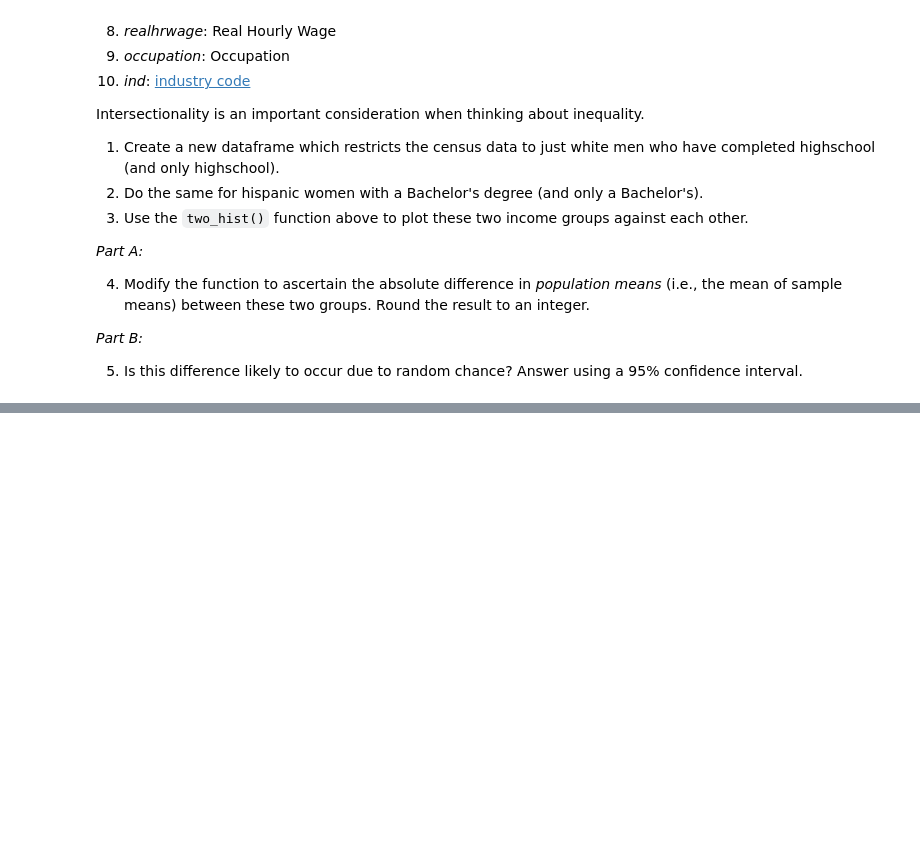
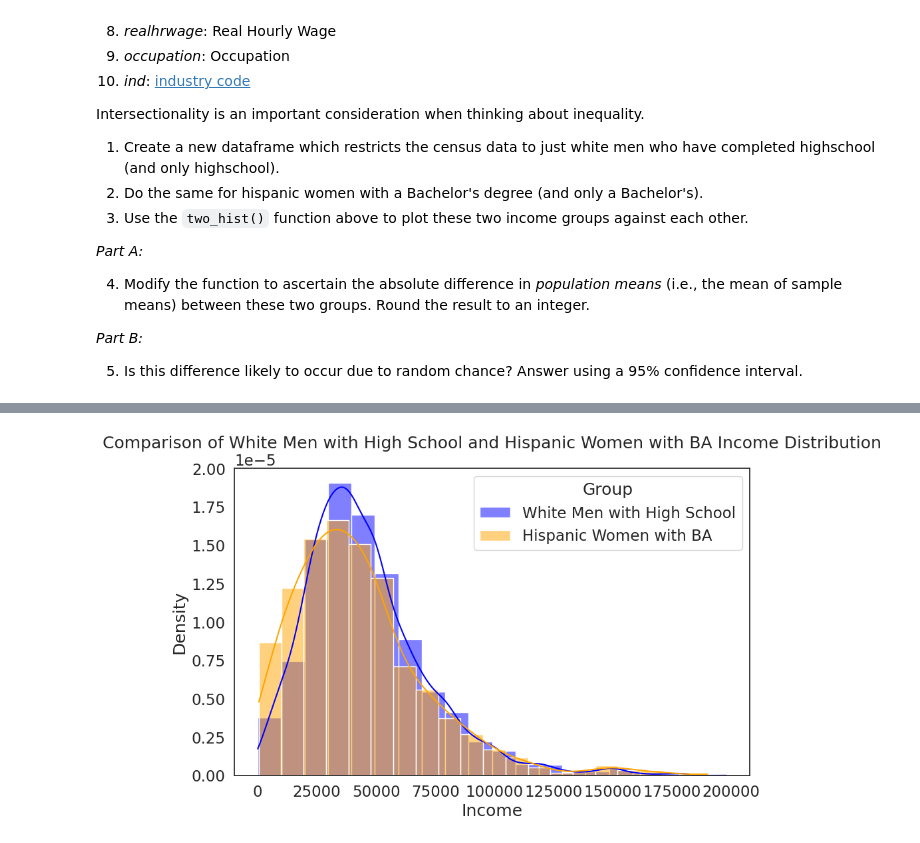
Before and after one commit to yannisyeung/QM2, a Jupyter notebook: W5_Distributions_and_Basic_Statistics.ipynb, the cells around one changed output, grey strips where cells are left out. Drawn from its saved outputs; the diff is of its cells as text; code cells hidden in the pictures; blank space fills up the shorter version.

```diff
--- a/W5_Distributions_and_Basic_Statistics.ipynb
+++ b/W5_Distributions_and_Basic_Statistics.ipynb
@@ -538,3 +541,11 @@ Intersectionality is an important consideration when thinking about inequality.
 *Part B:*
 
 5. Is this difference likely to occur due to random chance? Answer using a 95% confidence interval.
+# %%
+# Create a new dataframe with white men who have completed high school (and only high school)
+white_men_highschool = df[(df['sex'] == 1) &  # Male
+                          (df['race'] == 1) &  # White non-Hispanic
+                          (df['sch'] == 12)]   # Completed high school (Grades 1-12)
+
+# Display the first few rows of the filtered dataframe
+print(white_men_highschool.head())
@@ -540,0 +566,8 @@ Intersectionality is an important consideration when thinking about inequality.
+# %%
+# Create a new dataframe with Hispanic women who have completed only a Bachelor's degree
+hispanic_women_ba = df[(df['sex'] == 2) &  # Female
+                       (df['race'] == 3) &  # Hispanic
+                       (df['sch'] == 16)]   # Bachelor's degree
+
+# Display the first few rows of the filtered dataframe
+print(hispanic_women_ba.head())
@@ -540,0 +588,29 @@ Intersectionality is an important consideration when thinking about inequality.
+# %%
+import matplotlib.pyplot as plt
+import seaborn as sns
+
+def two_hist(df1, df2, column, label1, label2, bins=20):
+    # Set up the plot
+    plt.figure(figsize=(10, 6))
+
+    # Plot histogram for the first group
+    sns.histplot(df1[column], bins=bins, kde=True, color='blue', label=label1, stat='density', common_norm=False)
+
+    # Plot histogram for the second group
+    sns.histplot(df2[column], bins=bins, kde=True, color='orange', label=label2, stat='density', common_norm=False)
+
+    # Adding titles and labels
+    plt.title(f'Comparison of {label1} and {label2} Income Distribution')
+    plt.xlabel('Income')
+    plt.ylabel('Density')
+    plt.legend(title='Group')
+
+    # Show the plot
+    plt.show()
+# %%
+# Using the two_hist() function to compare the two income groups
+
+# Plot income comparison
+two_hist(white_men_highschool, hispanic_women_ba, 'incwage', 'White Men with High School', 'Hispanic Women with BA')
+# %% [output]
+[figure, added]
```
Also changed, not shown: parts of 20 cells of this notebook.
